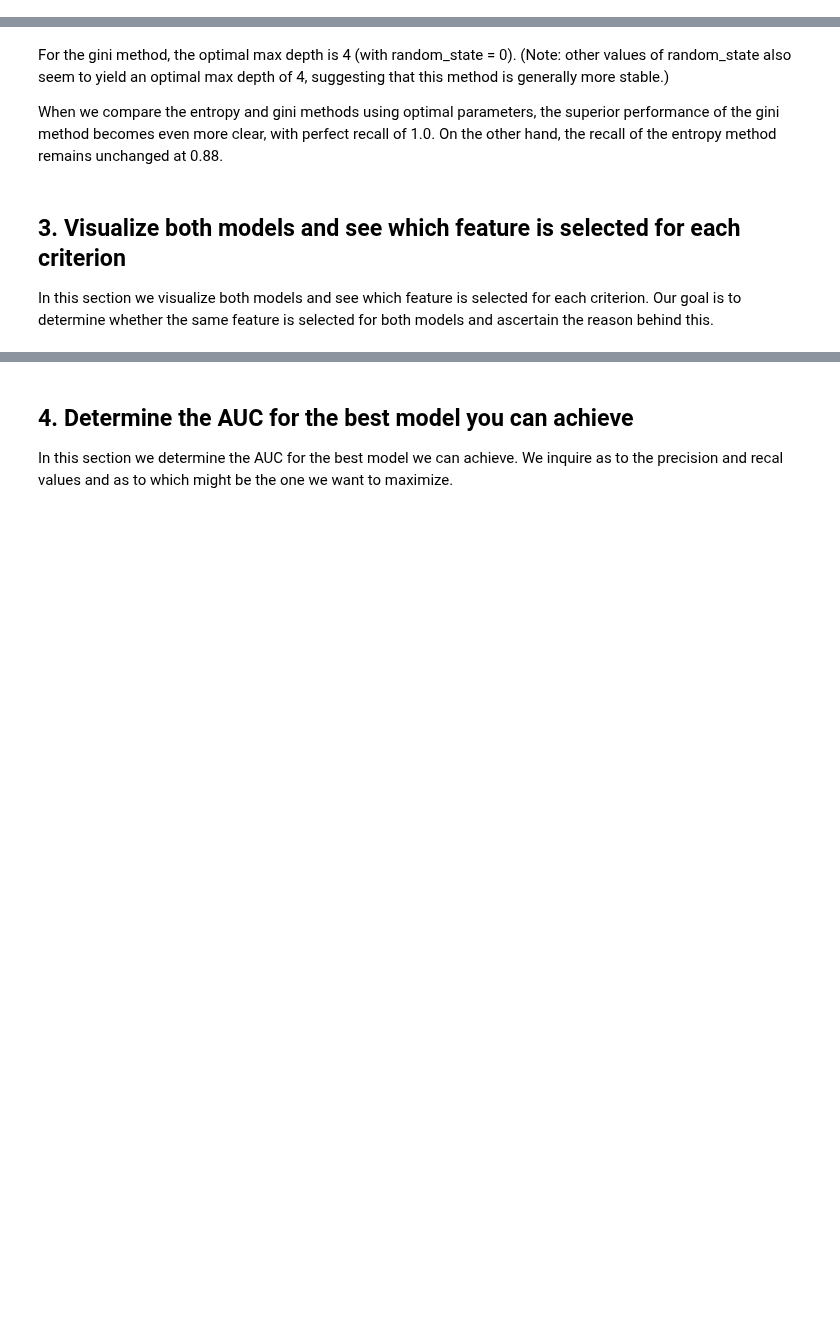
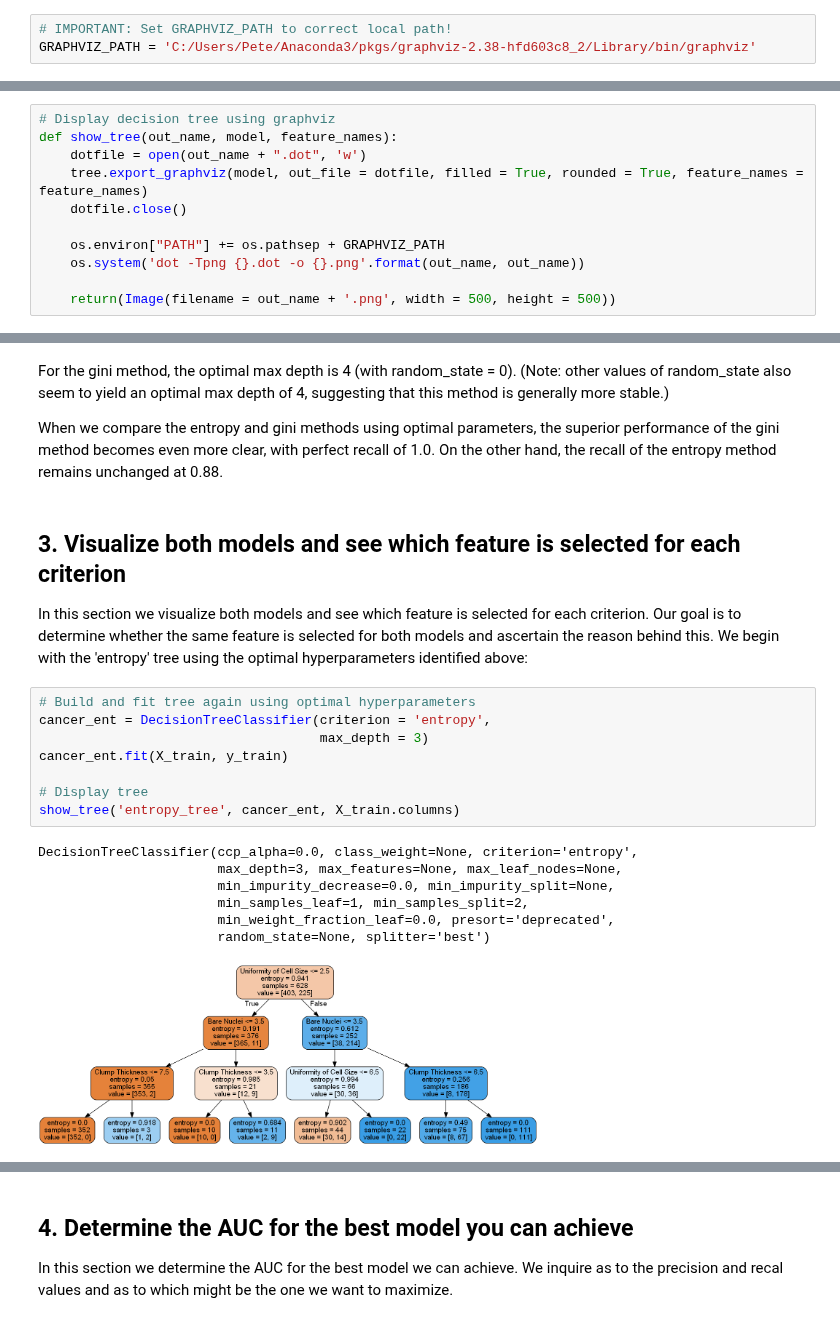
Before and after one commit to pelorenz/data-science-420, a Jupyter notebook: L05-PeterLorenz.ipynb, the cells around one changed output, grey strips where cells are left out. Drawn from its saved outputs; the diff is of its cells as text; blank space fills up the shorter version.

Commit message:
Visualization

```diff
--- a/L05-PeterLorenz.ipynb
+++ b/L05-PeterLorenz.ipynb
@@ -4,3 +7,6 @@
+# %%
+# IMPORTANT: Set GRAPHVIZ_PATH to correct local path!
+GRAPHVIZ_PATH = 'C:/Users/Pete/Anaconda3/pkgs/graphviz-2.38-hfd603c8_2/Library/bin/graphviz'
 # %% [markdown]
 ## 0. Preliminaries
 
@@ -32,4 +41,15 @@ np.set_printoptions(precision=3)
 pd.set_option('display.float_format', lambda x: '%.3f' % x)
 # %% [markdown]
 Declare utility functions:
+# %%
+# Display decision tree using graphviz
+def show_tree(out_name, model, feature_names):
+    dotfile = open(out_name + ".dot", 'w')
+    tree.export_graphviz(model, out_file = dotfile, filled = True, rounded = True, feature_names = feature_names)
+    dotfile.close()
+
+    os.environ["PATH"] += os.pathsep + GRAPHVIZ_PATH
+    os.system('dot -Tpng {}.dot -o {}.png'.format(out_name, out_name))
+
+    return(Image(filename = out_name + '.png', width = 500, height = 500))
 # %% [markdown]
@@ -316,4 +336,20 @@ For the gini method, the optimal max depth is 4 (with random_state = 0). (Note:
 When we compare the entropy and gini methods using optimal parameters, the superior performance of the gini method becomes even more clear, with perfect recall of 1.0. On the other hand, the recall of the entropy method remains unchanged at 0.88.
 # %% [markdown]
 ## 3. Visualize both models and see which feature is selected for each criterion
-In this section we visualize both models and see which feature is selected for each criterion. Our goal is to determine whether the same feature is selected for both models and ascertain the reason behind this.
+In this section we visualize both models and see which feature is selected for each criterion. Our goal is to determine whether the same feature is selected for both models and ascertain the reason behind this. We begin with the 'entropy' tree using the optimal hyperparameters identified above:
+# %%
+# Build and fit tree again using optimal hyperparameters
+cancer_ent = DecisionTreeClassifier(criterion = 'entropy',
+                                    max_depth = 3)
+cancer_ent.fit(X_train, y_train)
+
+# Display tree
+show_tree('entropy_tree', cancer_ent, X_train.columns)
+# %% [output]
+DecisionTreeClassifier(ccp_alpha=0.0, class_weight=None, criterion='entropy',
+                       max_depth=3, max_features=None, max_leaf_nodes=None,
+                       min_impurity_decrease=0.0, min_impurity_split=None,
+                       min_samples_leaf=1, min_samples_split=2,
+                       min_weight_fraction_leaf=0.0, presort='deprecated',
+                       random_state=None, splitter='best')
+[figure, added]
```
Also changed, not shown: parts of 6 cells of this notebook.
